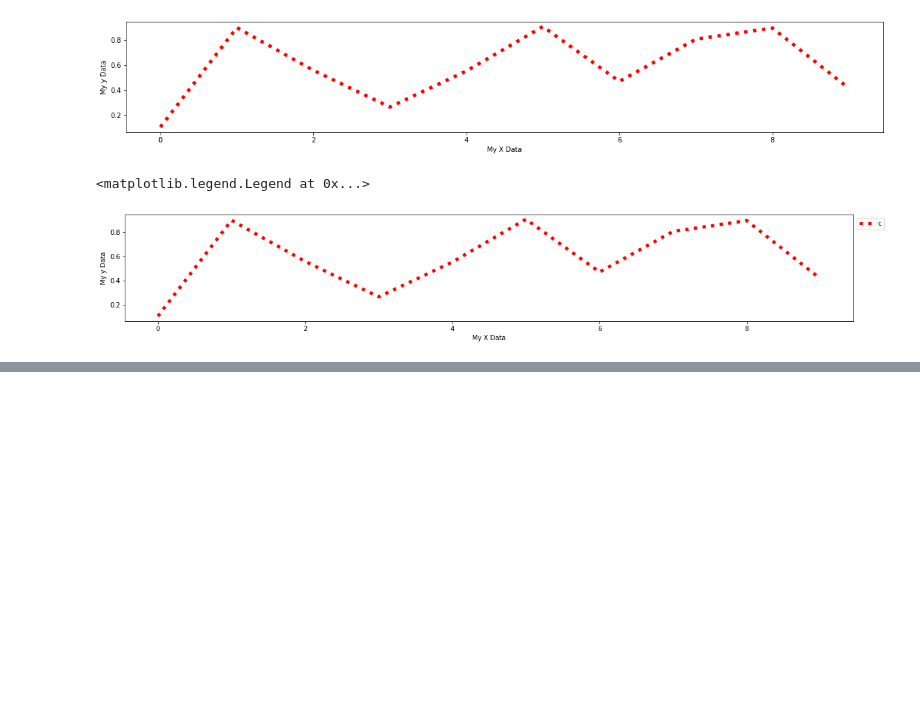
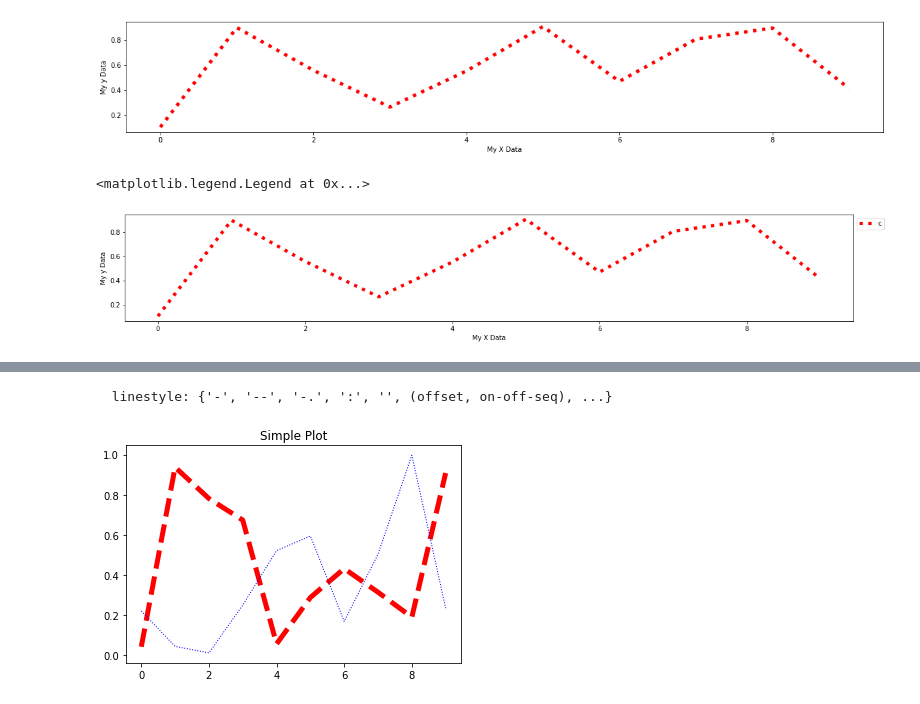
Before and after one commit to fauk74/Data-Visualization-and-Utility, a Jupyter notebook: Matplotlib_Visualization_Scatter_Plots_Alpha_4D_Boxplots_KDE.ipynb, the cells around one changed output, grey strips where cells are left out. Cells and saved outputs as stored; diff of their text form; code cells hidden in the pictures; blank space fills up the shorter version.

```diff
--- a/Matplotlib_Visualization_Scatter_Plots_Alpha_4D_Boxplots_KDE.ipynb
+++ b/Matplotlib_Visualization_Scatter_Plots_Alpha_4D_Boxplots_KDE.ipynb
@@ -152,0 +185,17 @@ ax.legend(loc=2, bbox_to_anchor=(1.0,1.0)) # legend outside the box
+# %%
+plt.setp(l1,"linestyle")
+# %% [output]
+  linestyle: {'-', '--', '-.', ':', '', (offset, on-off-seq), ...}
+# %%
+fig, ax = plt.subplots()
+
+l1=ax.plot(df2['a'])
+l2=ax.plot(df2['b'])
+
+ax.set_title("Simple Plot")
+
+plt.setp(l1,linestyle='--',c='red',lw=5)
+plt.setp(l2, linestyle=':',c='blue',lw=1)
+plt.show()
+# %% [output]
+[figure, added]
```
Also changed, not shown: parts of 4 cells of this notebook.
